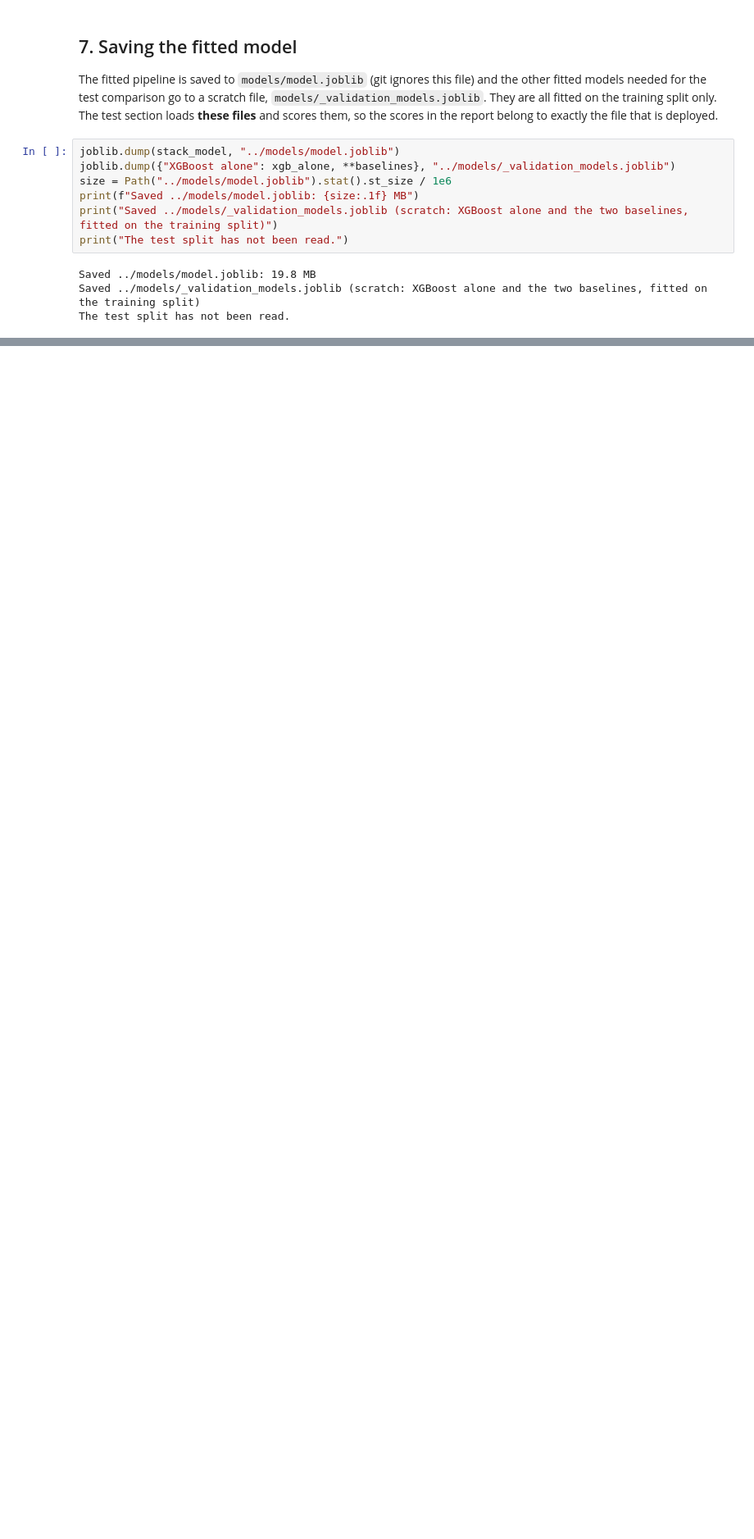
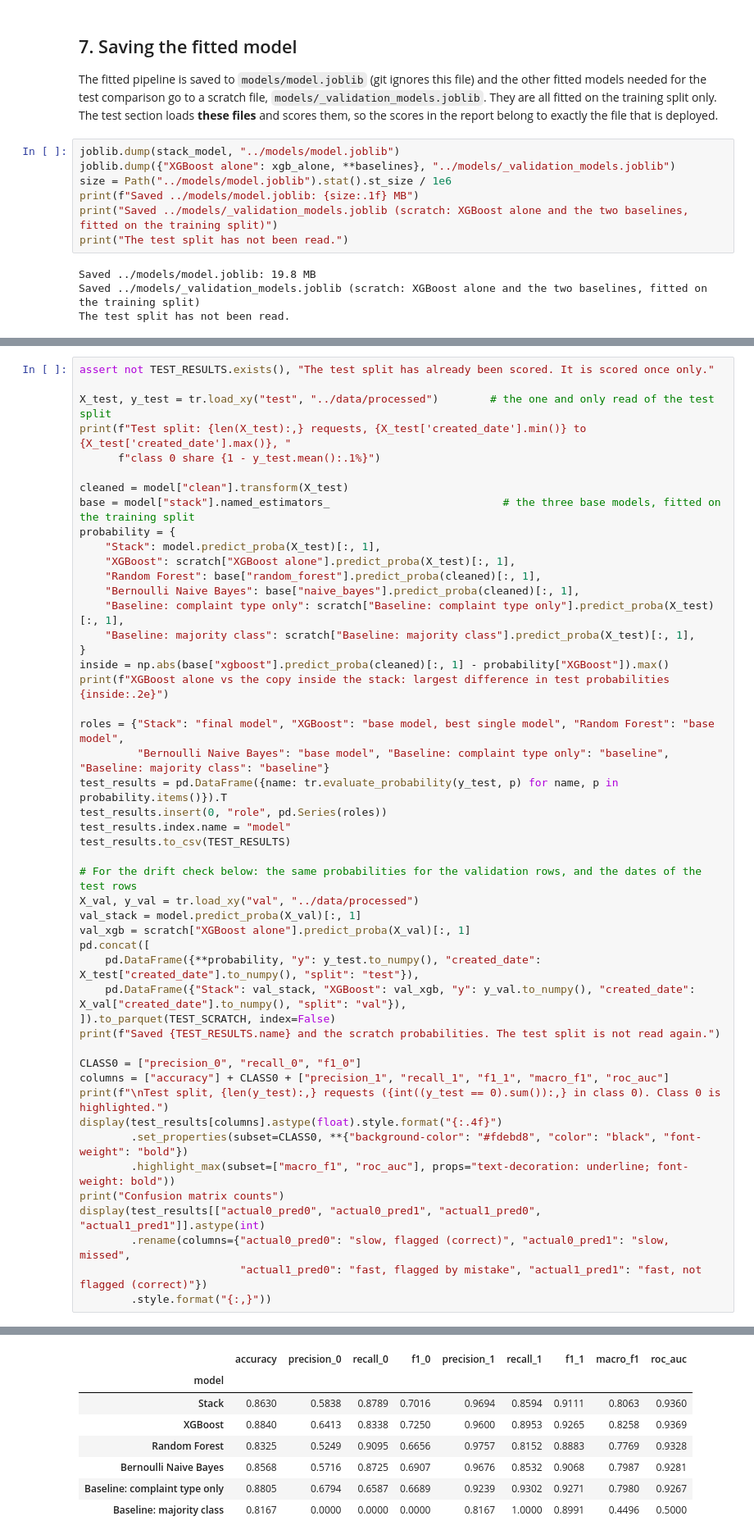
Before and after one commit to LyHenglong/CLD375-CivicAI, a Jupyter notebook: notebooks/04_stacking.ipynb, the cells around one changed output, grey strips where cells are left out. Shown at 82% size. Cells and saved outputs as stored; diff of their text form; blank space fills up the shorter version.

```diff
--- a/notebooks/04_stacking.ipynb
+++ b/notebooks/04_stacking.ipynb
@@ -475,0 +524,49 @@ The test split has not been read.
+# %%
+assert not TEST_RESULTS.exists(), "The test split has already been scored. It is scored once only."
+
+X_test, y_test = tr.load_xy("test", "../data/processed")        # the one and only read of the test split
+print(f"Test split: {len(X_test):,} requests, {X_test['created_date'].min()} to {X_test['created_date'].max()}, "
+      f"class 0 share {1 - y_test.mean():.1%}")
+
+cleaned = model["clean"].transform(X_test)
+base = model["stack"].named_estimators_                           # the three base models, fitted on the training split
+probability = {
+    "Stack": model.predict_proba(X_test)[:, 1],
+    "XGBoost": scratch["XGBoost alone"].predict_proba(X_test)[:, 1],
+    "Random Forest": base["random_forest"].predict_proba(cleaned)[:, 1],
+    "Bernoulli Naive Bayes": base["naive_bayes"].predict_proba(cleaned)[:, 1],
+    "Baseline: complaint type only": scratch["Baseline: complaint type only"].predict_proba(X_test)[:, 1],
+    "Baseline: majority class": scratch["Baseline: majority class"].predict_proba(X_test)[:, 1],
+}
+inside = np.abs(base["xgboost"].predict_proba(cleaned)[:, 1] - probability["XGBoost"]).max()
+print(f"XGBoost alone vs the copy inside the stack: largest difference in test probabilities {inside:.2e}")
+
+roles = {"Stack": "final model", "XGBoost": "base model, best single model", "Random Forest": "base model",
+         "Bernoulli Naive Bayes": "base model", "Baseline: complaint type only": "baseline", "Baseline: majority class": "baseline"}
+test_results = pd.DataFrame({name: tr.evaluate_probability(y_test, p) for name, p in probability.items()}).T
+test_results.insert(0, "role", pd.Series(roles))
+test_results.index.name = "model"
+test_results.to_csv(TEST_RESULTS)
+
+# For the drift check below: the same probabilities for the validation rows, and the dates of the test rows
+X_val, y_val = tr.load_xy("val", "../data/processed")
+val_stack = model.predict_proba(X_val)[:, 1]
+val_xgb = scratch["XGBoost alone"].predict_proba(X_val)[:, 1]
+pd.concat([
+    pd.DataFrame({**probability, "y": y_test.to_numpy(), "created_date": X_test["created_date"].to_numpy(), "split": "test"}),
+    pd.DataFrame({"Stack": val_stack, "XGBoost": val_xgb, "y": y_val.to_numpy(), "created_date": X_val["created_date"].to_numpy(), "split": "val"}),
+]).to_parquet(TEST_SCRATCH, index=False)
+print(f"Saved {TEST_RESULTS.name} and the scratch probabilities. The test split is not read again.")
+
+CLASS0 = ["precision_0", "recall_0", "f1_0"]
+columns = ["accuracy"] + CLASS0 + ["precision_1", "recall_1", "f1_1", "macro_f1", "roc_auc"]
+print(f"\nTest split, {len(y_test):,} requests ({int((y_test == 0).sum()):,} in class 0). Class 0 is highlighted.")
+display(test_results[columns].astype(float).style.format("{:.4f}")
+        .set_properties(subset=CLASS0, **{"background-color": "#fdebd8", "color": "black", "font-weight": "bold"})
+        .highlight_max(subset=["macro_f1", "roc_auc"], props="text-decoration: underline; font-weight: bold"))
+print("Confusion matrix counts")
+display(test_results[["actual0_pred0", "actual0_pred1", "actual1_pred0", "actual1_pred1"]].astype(int)
+        .rename(columns={"actual0_pred0": "slow, flagged (correct)", "actual0_pred1": "slow, missed",
+                         "actual1_pred0": "fast, flagged by mistake", "actual1_pred1": "fast, not flagged (correct)"})
+        .style.format("{:,}"))
+# %% [output]
@@ -475,0 +578,8 @@ The test split has not been read.
+|  | accuracy | precision_0 | recall_0 | f1_0 | precision_1 | recall_1 | f1_1 | macro_f1 | roc_auc |
+| model |  |  |  |  |  |  |  |  |  |
+| Stack | 0.8630 | 0.5838 | 0.8789 | 0.7016 | 0.9694 | 0.8594 | 0.9111 | 0.8063 | 0.9360 |
+| XGBoost | 0.8840 | 0.6413 | 0.8338 | 0.7250 | 0.9600 | 0.8953 | 0.9265 | 0.8258 | 0.9369 |
+| Random Forest | 0.8325 | 0.5249 | 0.9095 | 0.6656 | 0.9757 | 0.8152 | 0.8883 | 0.7769 | 0.9328 |
+| Bernoulli Naive Bayes | 0.8568 | 0.5716 | 0.8725 | 0.6907 | 0.9676 | 0.8532 | 0.9068 | 0.7987 | 0.9281 |
+| Baseline: complaint type only | 0.8805 | 0.6794 | 0.6587 | 0.6689 | 0.9239 | 0.9302 | 0.9271 | 0.7980 | 0.9267 |
+| Baseline: majority class | 0.8167 | 0.0000 | 0.0000 | 0.0000 | 0.8167 | 1.0000 | 0.8991 | 0.4496 | 0.5000 |
```
Also changed, not shown: parts of 19 cells of this notebook, 11 other files.
